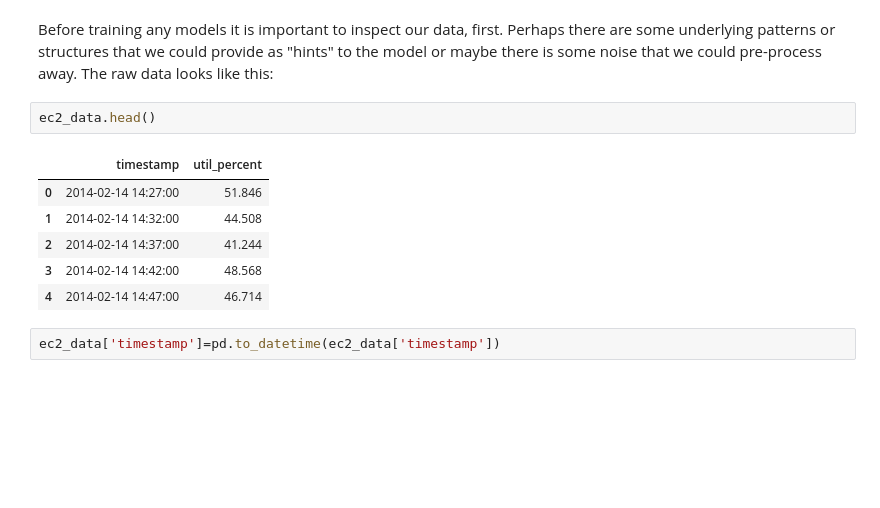
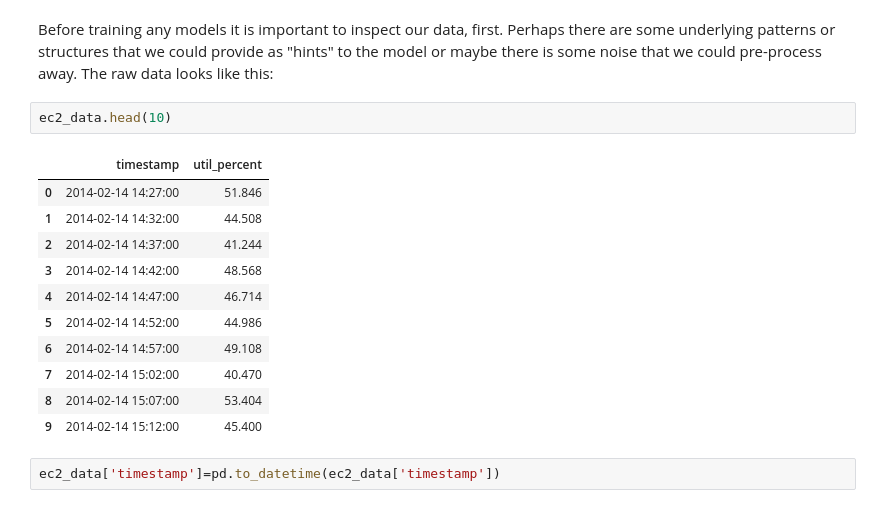
Before and after one commit to GavinatorK/anamolydetection, a Jupyter notebook: random_cut_forest.ipynb, the cells around one changed output. Cells and saved outputs as stored; diff of their text form; blank space fills up the shorter version.

```diff
--- a/random_cut_forest.ipynb
+++ b/random_cut_forest.ipynb
@@ -129,14 +131,19 @@ Wall time: 16.9 ms
 # %% [markdown]
 Before training any models it is important to inspect our data, first. Perhaps there are some underlying patterns or structures that we could provide as "hints" to the model or maybe there is some noise that we could pre-process away. The raw data looks like this:
 # %%
-ec2_data.head()
+ec2_data.head(10)
 # %% [output]
 |  | timestamp | util_percent |
 | 0 | 2014-02-14 14:27:00 | 51.846 |
 | 1 | 2014-02-14 14:32:00 | 44.508 |
 | 2 | 2014-02-14 14:37:00 | 41.244 |
 | 3 | 2014-02-14 14:42:00 | 48.568 |
 | 4 | 2014-02-14 14:47:00 | 46.714 |
+| 5 | 2014-02-14 14:52:00 | 44.986 |
+| 6 | 2014-02-14 14:57:00 | 49.108 |
+| 7 | 2014-02-14 15:02:00 | 40.470 |
+| 8 | 2014-02-14 15:07:00 | 53.404 |
+| 9 | 2014-02-14 15:12:00 | 45.400 |
 # %%
 ec2_data['timestamp']=pd.to_datetime(ec2_data['timestamp'])
 # %%
```
Also changed, not shown: parts of 20 cells of this notebook.
